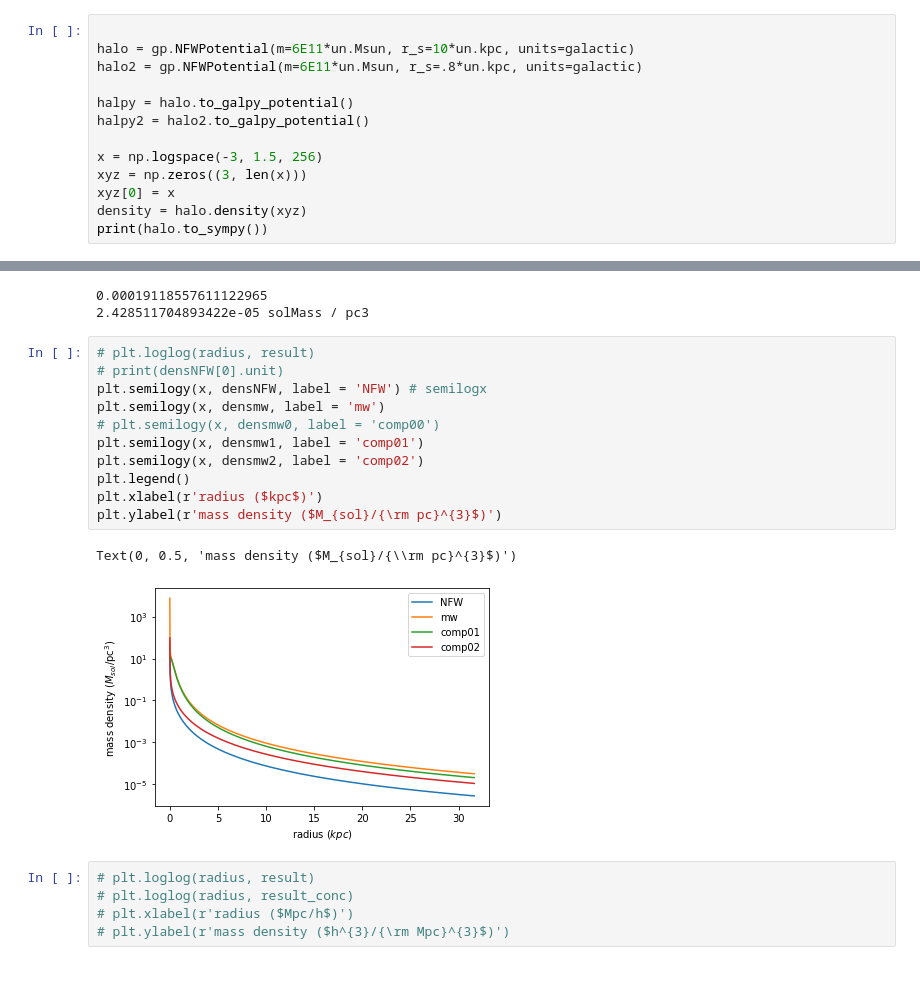
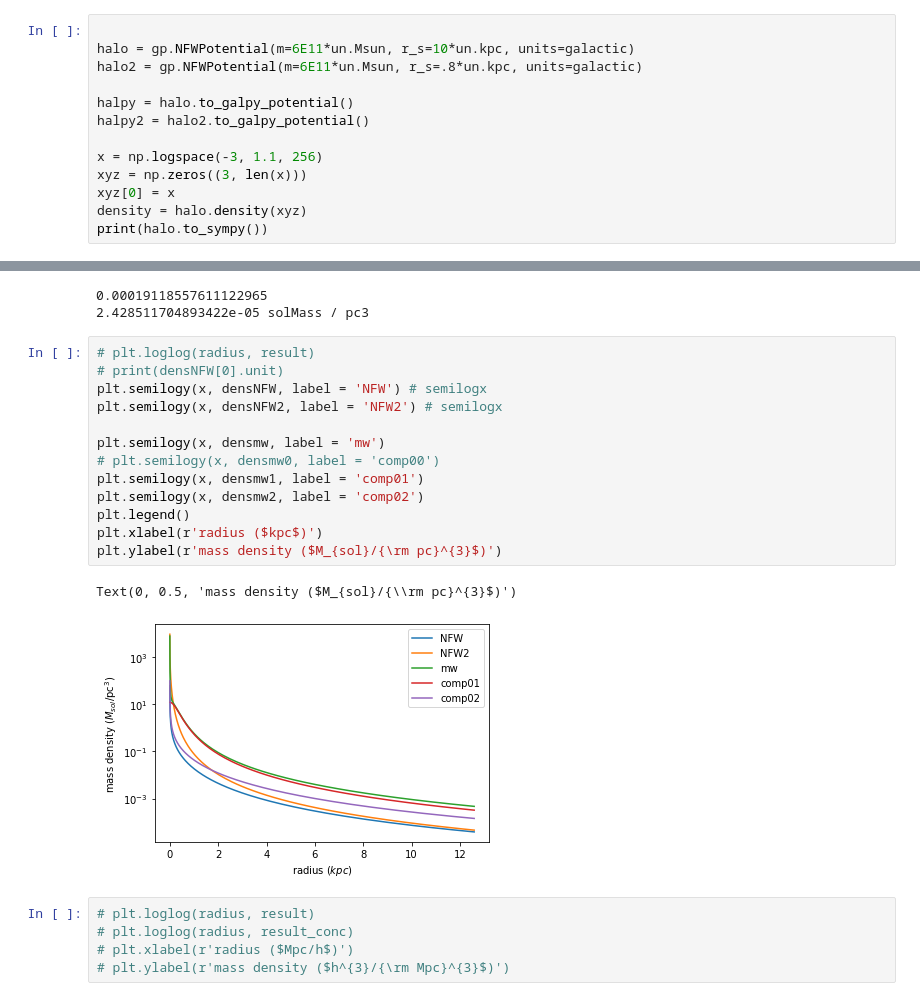
Before and after one commit to Mucephie/Explore-Zwei-Streamers, a Jupyter notebook: MW_DM_density_profile_wrk.ipynb, the cells around one changed output, grey strips where cells are left out. Drawn from its saved outputs; the diff is of its cells as text.

```diff
--- a/MW_DM_density_profile_wrk.ipynb
+++ b/MW_DM_density_profile_wrk.ipynb
@@ -39,7 +39,7 @@ halo2 = gp.NFWPotential(m=6E11*un.Msun, r_s=.8*un.kpc, units=galactic)
 halpy = halo.to_galpy_potential()
 halpy2 = halo2.to_galpy_potential()
 
-x = np.logspace(-3, 1.5, 256)
+x = np.logspace(-3, 1.1, 256)
 xyz = np.zeros((3, len(x)))
 xyz[0] = x
 density = halo.density(xyz)
@@ -69,17 +69,19 @@ print(halpy.dens(15, 0.))
 # %%
 # plt.loglog(radius, result)
 # print(densNFW[0].unit)
 plt.semilogy(x, densNFW, label = 'NFW') # semilogx
+plt.semilogy(x, densNFW2, label = 'NFW2') # semilogx
+
 plt.semilogy(x, densmw, label = 'mw')
 # plt.semilogy(x, densmw0, label = 'comp00')
 plt.semilogy(x, densmw1, label = 'comp01')
 plt.semilogy(x, densmw2, label = 'comp02')
 plt.legend()
 plt.xlabel(r'radius ($kpc$)')
 plt.ylabel(r'mass density ($M_{sol}/{\rm pc}^{3}$)')
 # %% [output]
 Text(0, 0.5, 'mass density ($M_{sol}/{\\rm pc}^{3}$)')
-[figure, old version]
+[figure, new version]
 # %%
 # plt.loglog(radius, result)
 # plt.loglog(radius, result_conc)
```
Also changed, not shown: 3 other files.
